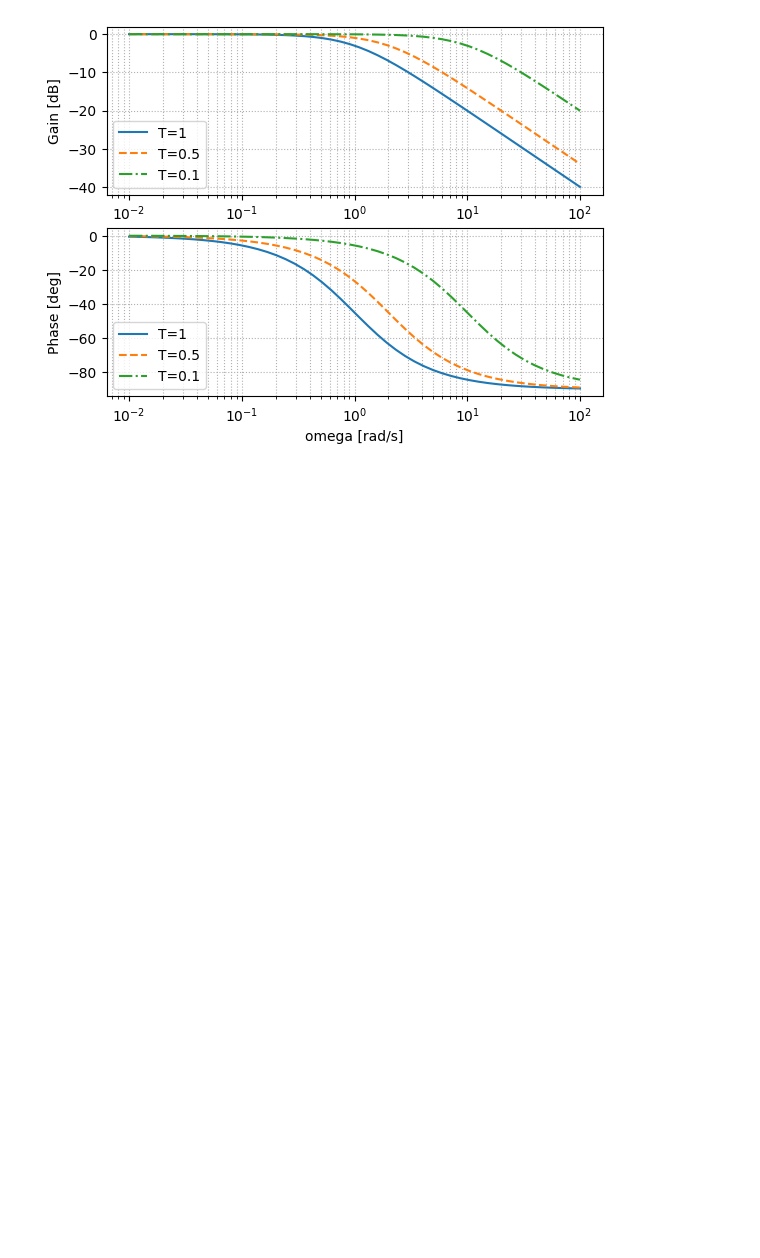
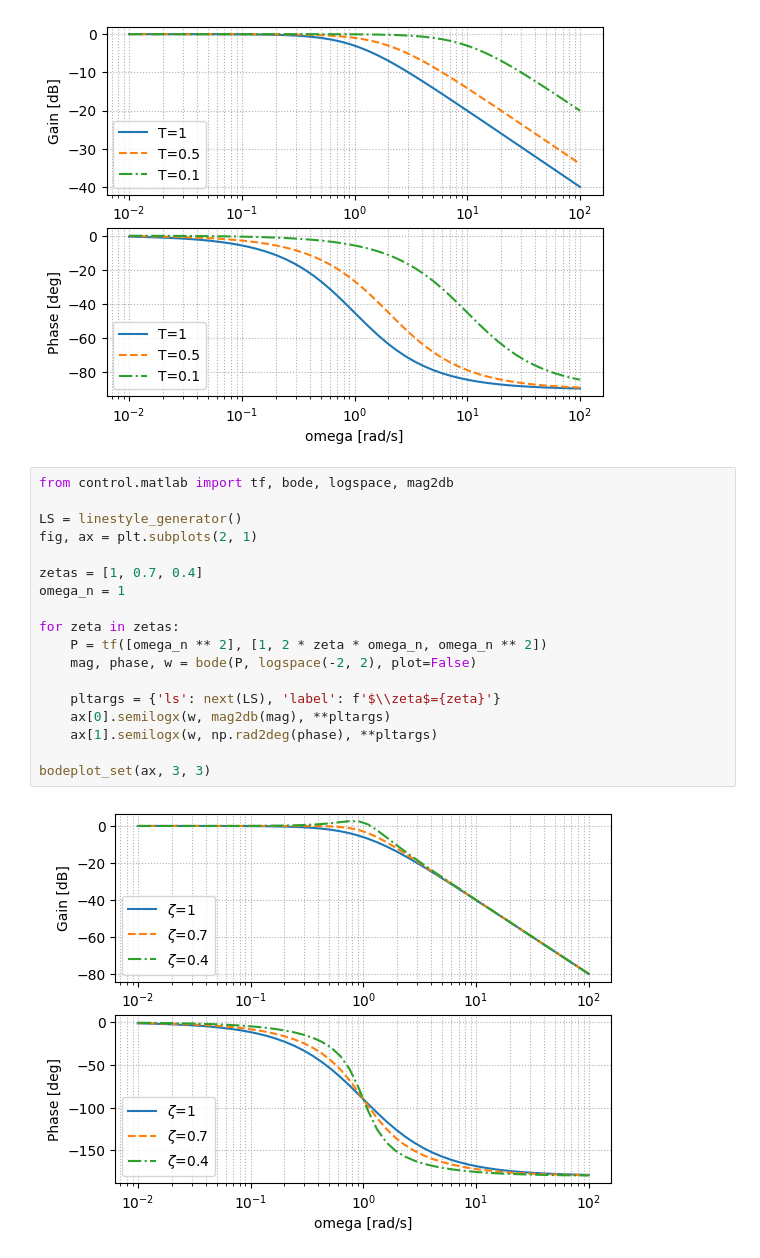
Before and after one commit to Seasawher/control.py, a Jupyter notebook: src/Chapter4/Section5.ipynb, the cells around one changed output. Saved outputs shown, nothing was run; the diff lists cells and outputs as text; blank space fills up the shorter version.

```diff
--- a/src/Chapter4/Section5.ipynb
+++ b/src/Chapter4/Section5.ipynb
@@ -84,3 +84,23 @@ for t in Ts:
 bodeplot_set(ax, 3, 3)
 # %% [output]
 [figure]
+# %%
+from control.matlab import tf, bode, logspace, mag2db
+
+LS = linestyle_generator()
+fig, ax = plt.subplots(2, 1)
+
+zetas = [1, 0.7, 0.4]
+omega_n = 1
+
+for zeta in zetas:
+    P = tf([omega_n ** 2], [1, 2 * zeta * omega_n, omega_n ** 2])
+    mag, phase, w = bode(P, logspace(-2, 2), plot=False)
+
+    pltargs = {'ls': next(LS), 'label': f'$\\zeta$={zeta}'}
+    ax[0].semilogx(w, mag2db(mag), **pltargs)
+    ax[1].semilogx(w, np.rad2deg(phase), **pltargs)
+
+bodeplot_set(ax, 3, 3)
+# %% [output]
+[figure, added]
```
Also changed, not shown: parts of 1 cell of this notebook.
